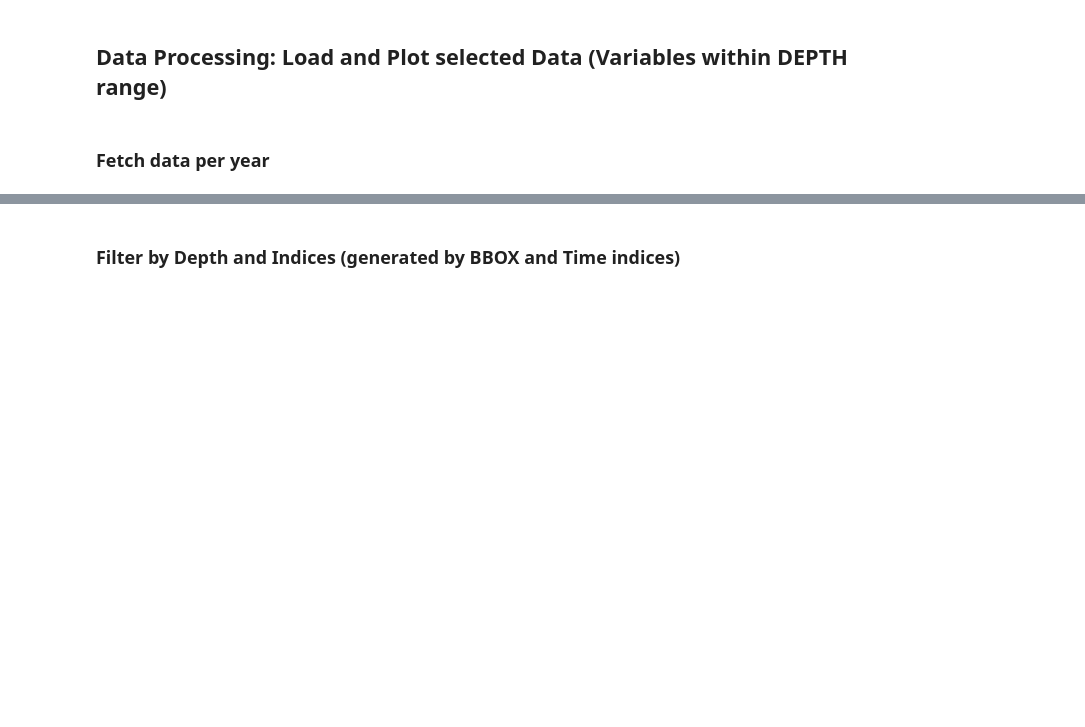
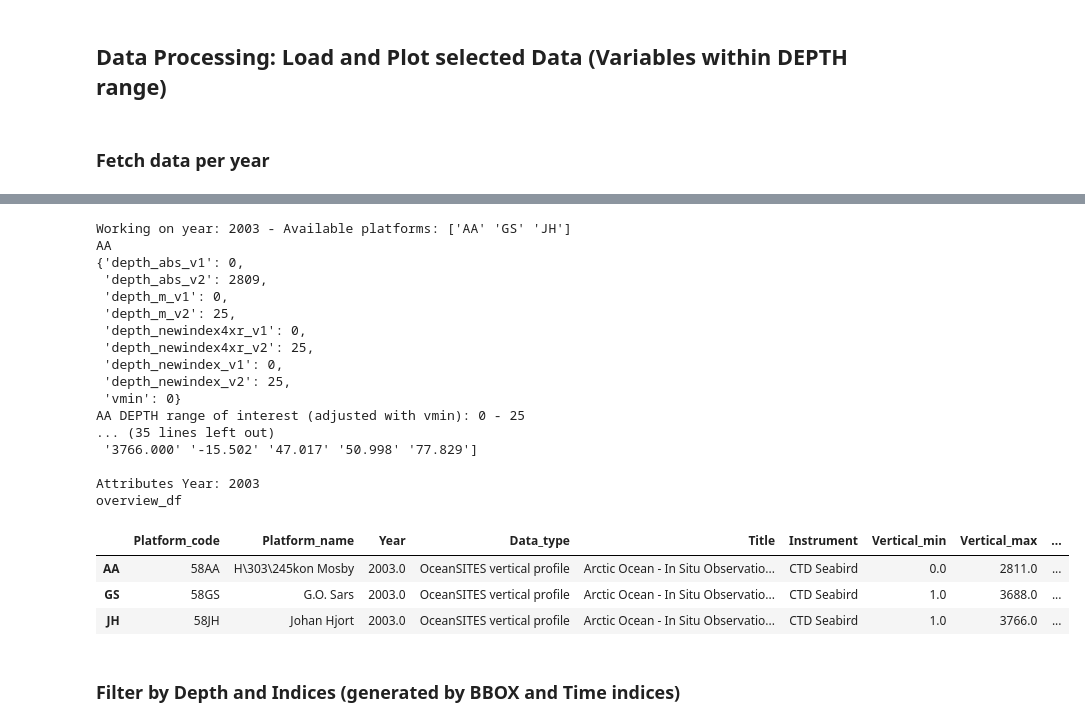
Before and after one commit to ec-intaros/iaos-CTD-extract-from-opendap, a Jupyter notebook: ExtractorNotebook.ipynb, the cells around one changed output, grey strips where cells are left out. Cells and saved outputs as stored; diff of their text form; code cells hidden in the pictures; blank space fills up the shorter version.

Commit message:
ExtrtactorNotebook working with individual years

```diff
--- a/ExtractorNotebook.ipynb
+++ b/ExtractorNotebook.ipynb
@@ -271,7 +270,7 @@ def extractVARsAndDepth(pc_sel, position_dict, pc_dim_dict, url_info, year):
 
         print(f'{data_attr}\n')
 
-    assert pc_sel == list(data_dict.keys()), 'ERROR: different platforms, please check.'
+    assert list(pc_sel) == list(data_dict.keys()), 'ERROR: different platforms, please check.'
 
     return data_dict, metadata
 # %%
@@ -384,8 +428,8 @@ def filter_xarr_DEPTH(df_toPlot, data_dict, platform, depth_range):
 # %%
 depth = 25
 bbox = "-20, 40, 50, 85"
-time1 = '20040101'
-time2 = '20040131' #'20040131'
+time1 = '20031201'
+time2 = '20031231' #'20040131'
 vars_sel = 'TEMP'
 formats = 'csv'
 group = False
@@ -517,31 +611,54 @@ pprint.pprint(index_dict)
 # %%
 global data_dict_yr, metadata_yr, vmin_dict_yr, filtered_xarr_dict
 data_dict_yr = {}
 metadata_yr = {}
 vmin_dict_yr = {}
 
 for year in range(year1, year2+1): # need to do a for loop over the years as the data is saved in years on the server
 
-    # Extract all platform_codes for that year
-    pc_sel = [pc for pc in dds_year_dict[year].keys()]
+    # Extract all platform_codes for that year, given the BBOX and time constraints
+    df_year = df_filtered[pd.DatetimeIndex(df_filtered['Time']).year == year] # select only those rows of that year
+    pc_sel = df_year['Platform'].unique()
     print(f'Working on year: {year} - Available platforms: {pc_sel}')
 
     data_dict_yr[year], metadata_yr[year] = extractVARsAndDepth(pc_sel, pos_year_dict[year], dds_year_dict[year], url_info, year)
 
     print(f'Attributes Year: {year}')
     # Create overview dataframe
     overview_df = pd.DataFrame()
     overview_df = getAttributes(overview_df, data_dict_yr[year])
     print('overview_df')
     display(overview_df)
 
     # Generate vmin dictionary (needed to avoid doing the vmin adjustment more than once)
     vmin_dict_yr[year] = getVminDict(overview_df)
 
-print('\n2) ===================Printing Results:')
-print('\n2.1) data_dict_yr')
-pprint.pprint(data_dict_yr)
-print('\n2.2) metadata_yr')
-pprint.pprint(metadata_yr)
-print('\n2.3) vmin_dict_yr')
-pprint.pprint(vmin_dict_yr)
+# print('\n2) ===================Printing Results:')
+# print('\n2.1) data_dict_yr')
+# pprint.pprint(data_dict_yr)
+# print('\n2.2) metadata_yr')
+# pprint.pprint(metadata_yr)
+# print('\n2.3) vmin_dict_yr')
+# pprint.pprint(vmin_dict_yr)
+# %% [output]
+Working on year: 2003 - Available platforms: ['AA' 'GS' 'JH']
+AA
+{'depth_abs_v1': 0,
+ 'depth_abs_v2': 2809,
+ 'depth_m_v1': 0,
+ 'depth_m_v2': 25,
+ 'depth_newindex4xr_v1': 0,
+ 'depth_newindex4xr_v2': 25,
+ 'depth_newindex_v1': 0,
+ 'depth_newindex_v2': 25,
+ 'vmin': 0}
+AA DEPTH range of interest (adjusted with vmin): 0 - 25
+... (35 lines left out)
+ '3766.000' '-15.502' '47.017' '50.998' '77.829']
+
+Attributes Year: 2003
+overview_df
+|  | Platform_code | Platform_name | Year | Data_type | Title | Instrument | Vertical_min | Vertical_max | ... |
+| AA | 58AA | H\303\245kon Mosby | 2003.0 | OceanSITES vertical profile | Arctic Ocean - In Situ Observatio... | CTD Seabird | 0.0 | 2811.0 | ... |
+| GS | 58GS | G.O. Sars | 2003.0 | OceanSITES vertical profile | Arctic Ocean - In Situ Observatio... | CTD Seabird | 1.0 | 3688.0 | ... |
+| JH | 58JH | Johan Hjort | 2003.0 | OceanSITES vertical profile | Arctic Ocean - In Situ Observatio... | CTD Seabird | 1.0 | 3766.0 | ... |
```
Also changed, not shown: parts of 58 cells of this notebook.
